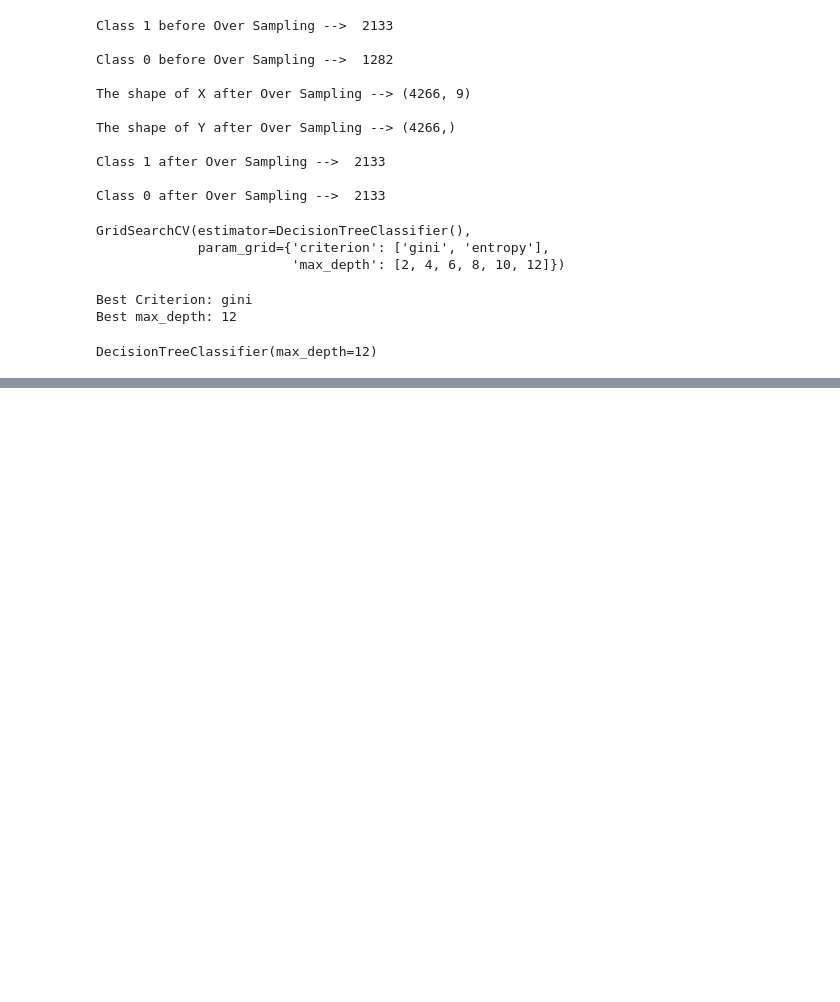
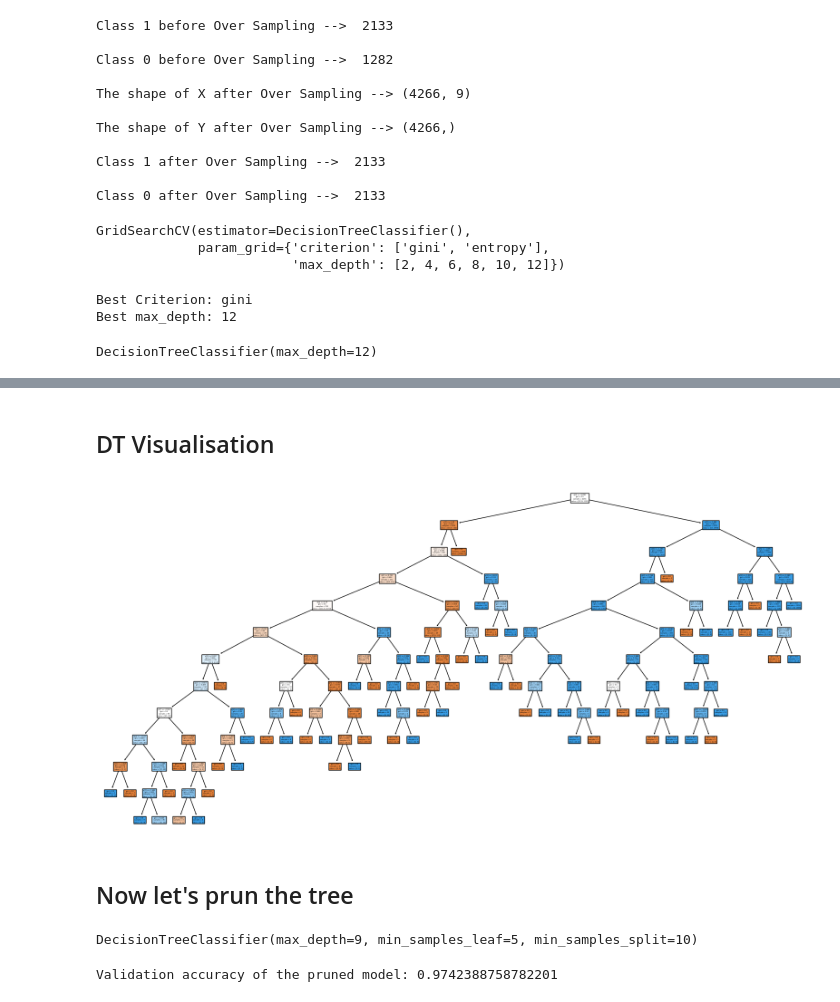
Before and after one commit to esNIMA/ML-projects, a Jupyter notebook: 8-Applied ML HW 3/P1.ipynb, the cells around one changed output, grey strips where cells are left out. Cells and saved outputs as stored; diff of their text form; code cells hidden in the pictures; blank space fills up the shorter version.

```diff
--- a/8-Applied ML HW 3/P1.ipynb
+++ b/8-Applied ML HW 3/P1.ipynb
@@ -660,0 +662,11 @@ weighted avg       0.98      0.98      0.98       854
+# %% [markdown]
+## DT Visualisation
+# %%
+# Plot the decision tree
+plt.figure(figsize=(20,10))
+plot_tree(model, filled=True)
+plt.show()
+# %% [output]
+[figure, added]
+# %% [markdown]
+## Now let's prun the tree
@@ -660,0 +675,9 @@ weighted avg       0.98      0.98      0.98       854
+# %%
+model.fit(X_train, y_train)
+# %% [output]
+DecisionTreeClassifier(max_depth=9, min_samples_leaf=5, min_samples_split=10)
+# %%
+accuracy = accuracy_score(y_valid, model.predict(X_valid))
+print("Validation accuracy of the pruned model:", accuracy)
+# %% [output]
+Validation accuracy of the pruned model: 0.9742388758782201
```
Also changed, not shown: parts of 7 cells of this notebook.
